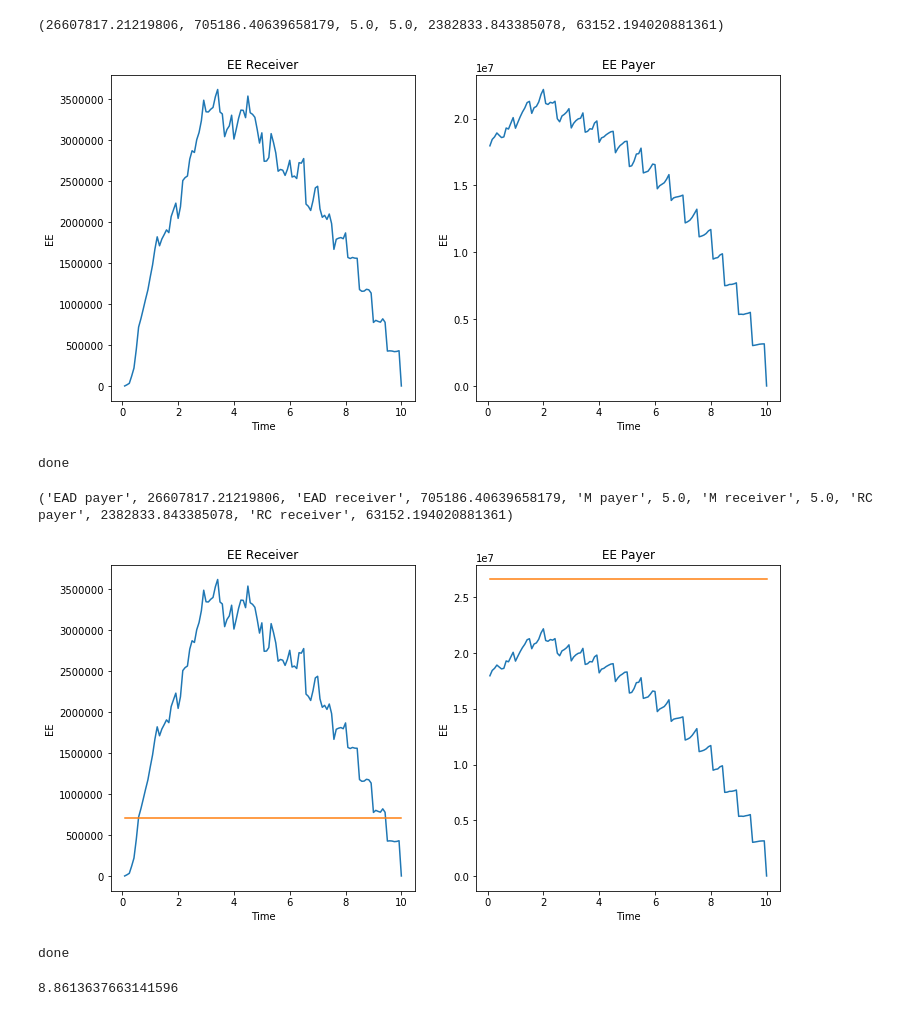
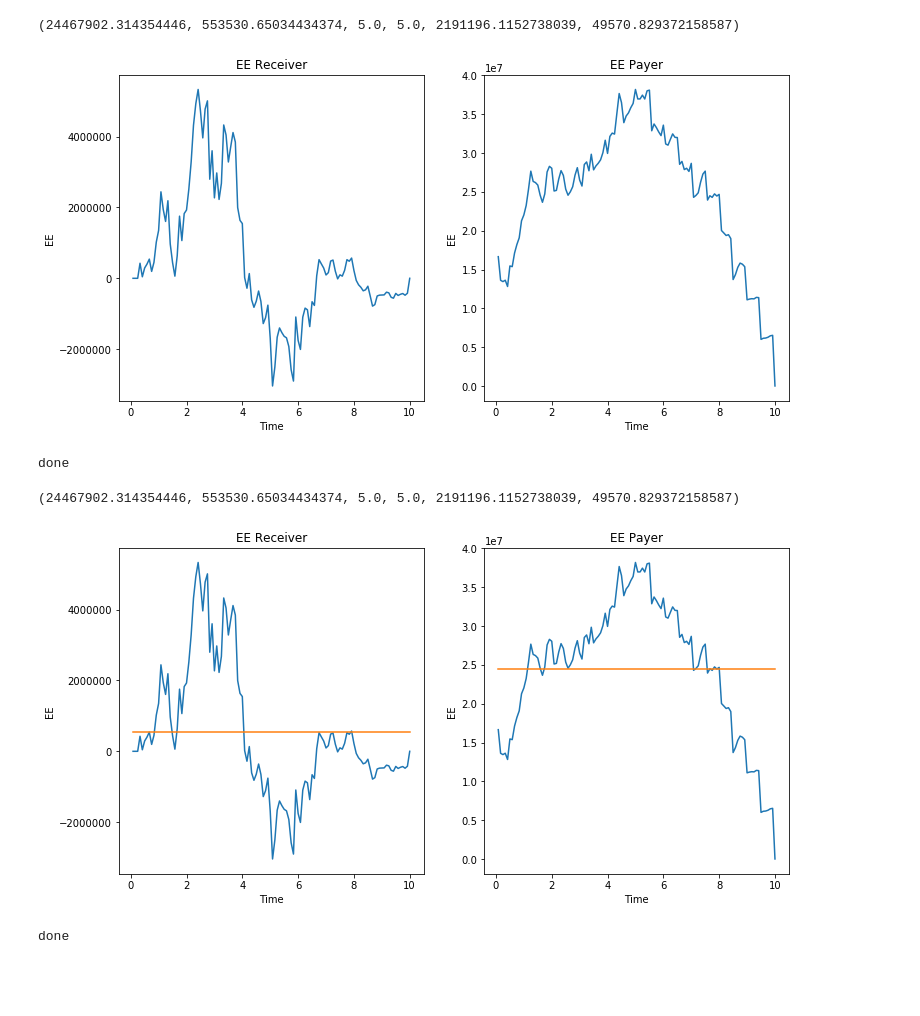
Before and after one commit to lejingxu/CVA_IMM_RegulationProject, a Jupyter notebook: IMM.ipynb, the cells around one changed output. Drawn from its saved outputs; the diff is of its cells as text; code cells hidden in the pictures; blank space fills up the shorter version.

```diff
--- a/IMM.ipynb
+++ b/IMM.ipynb
@@ -11,7 +11,7 @@ import fmt
 import pandas as pd
 
 from swap import Swap,priceSwap
-from marketSetup import simulateOIS,simulateSurvivalProb,simulateOIS_IMM
+from marketSetup import simulateOIS,simulateSurvivalProb,simulateOIS_IMM,simulateSurvivalProb_IMM
 from valuationAdjustment import calculatePVEE,calculateUniCVA,calculateUniDVA,\
                         calculateNetUniCVA,calculateBiCVA,calculateBiDVA,\
                         calculateNetBiCVA
@@ -74,7 +74,7 @@ swap.__str__()
 Tis = np.arange(1./freq,maturity+1e-6,1./freq)
 ts = np.arange(1./sim_freq,maturity+1e-6,1./sim_freq)
 
-num_simulation = 500
+num_simulation = 10
 
 prices_payer=[]
 prices_receiver = []
@@ -93,7 +93,7 @@ for num in range(num_simulation):
     wt = chol.dot(np.random.normal(0,1./np.sqrt(sim_freq),(4,sim_freq*maturity)))
     wts.append(wt)
     P_OIS, P_LIBOR = simulateOIS_IMM(rho_x, sigma1, sigma2, kappa1, kappa2, sim_freq, maturity, f0_OIS, spread,ts,Tis,wt)
-    X_B,X_C,lbdaB,lbdaC = simulateSurvivalProb(lbda0_B,lbda0_C,ts,sigmaB,kappaB,sigmaC,kappaC,wt)
+    X_B,X_C,lbdaB,lbdaC = simulateSurvivalProb_IMM(lbda0_B,lbda0_C,ts,sigmaB,kappaB,sigmaC,kappaC,wt)
     price_one_path=[]
     price_one_path_payer = []
     for i in range(maturity*sim_freq):
@@ -109,38 +109,38 @@ for num in range(num_simulation):
     X_Cs.append(X_C)
     lbdaBs.append(lbdaB)
     lbdaCs.append(lbdaC)
 
 #print "payer",np.average(prices_payer,axis=0)
 #print prices_payer
 
 
 ##### 1 Plot $PVEE(T)$ as seen from B as payer and receiver respectively
 switch_collateral = False
 switch_downProv = False
 collateral = 0
 D = 0
 PVEE_payer,EE_payer = calculatePVEE(lbdaCs,P_OISs,X_Cs,prices_payer,switch_collateral,switch_downProv,collateral,D)
 PVEE_receiver,EE_receiver = calculatePVEE(lbdaCs,P_OISs,X_Cs,prices_receiver,switch_collateral,switch_downProv,collateral,D)
 #print "Payer",PVEE_payer
 #print "Receiver",PVEE_receiver
 
 
 
 alpha = 1.4
 LGD = 0.4
 PD = 0.01
 EAD_payer = CalcEAD('2',EE_payer,0,alpha,sim_freq)
 EAD_receiver = CalcEAD('2',EE_receiver,0,alpha,sim_freq)
 M_payer = EffectiveMaturity(EE_payer,sim_freq)
 M_receiver = EffectiveMaturity(EE_receiver,sim_freq)
 RC_payer = RegulatoryCapital(EAD_payer,M_payer,LGD,PD)
 RC_receiver = RegulatoryCapital(EAD_receiver,M_receiver,LGD,PD)
 # %% [output]
-(26607817.21219806, 705186.40639658179, 5.0, 5.0, 2382833.843385078, 63152.194020881361)
+(24467902.314354446, 553530.65034434374, 5.0, 5.0, 2191196.1152738039, 49570.829372158587)
-[figure, old version]
+[figure, new version]
 done
 # %%
-print('EAD payer',EAD_payer,'EAD receiver',EAD_receiver,'M payer',M_payer,'M receiver',M_receiver,'RC payer',RC_payer,'RC receiver', RC_receiver)
+print(EAD_payer,EAD_receiver,M_payer,M_receiver,RC_payer,RC_receiver)
 
 plt.figure(figsize=[12,6])
 plt.subplot(1,2,1)
@@ -149,8 +149,6 @@ plt.plot(ts,EAD_receiver*np.ones(len(EE_receiver)))
 plt.xlabel('Time')
 plt.ylabel('EE')
 plt.title('EE Receiver')
-
-
 plt.subplot(1,2,2)
 plt.plot(ts,EE_payer)
 plt.plot(ts,EAD_payer*np.ones(len(EE_payer)))
@@ -161,10 +159,6 @@ plt.title('EE Payer')
 plt.show()
 print "done"
 # %% [output]
-('EAD payer', 26607817.21219806, 'EAD receiver', 705186.40639658179, 'M payer', 5.0, 'M receiver', 5.0, 'RC payer', 2382833.843385078, 'RC receiver', 63152.194020881361)
+(24467902.314354446, 553530.65034434374, 5.0, 5.0, 2191196.1152738039, 49570.829372158587)
-[figure, old version]
+[figure, new version]
 done
-# %%
-sum(EE_payer)/sum(EE_payer[:11])
-# %% [output]
-8.8613637663141596
```
Also changed, not shown: 1 other file.
